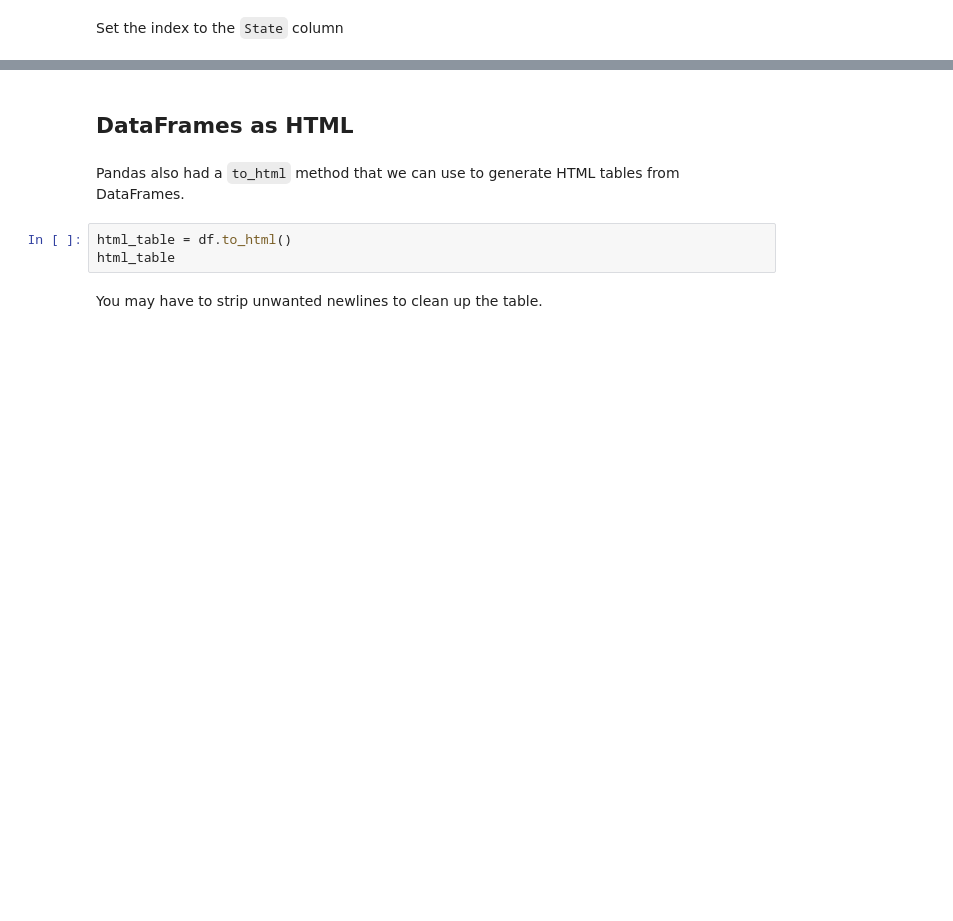
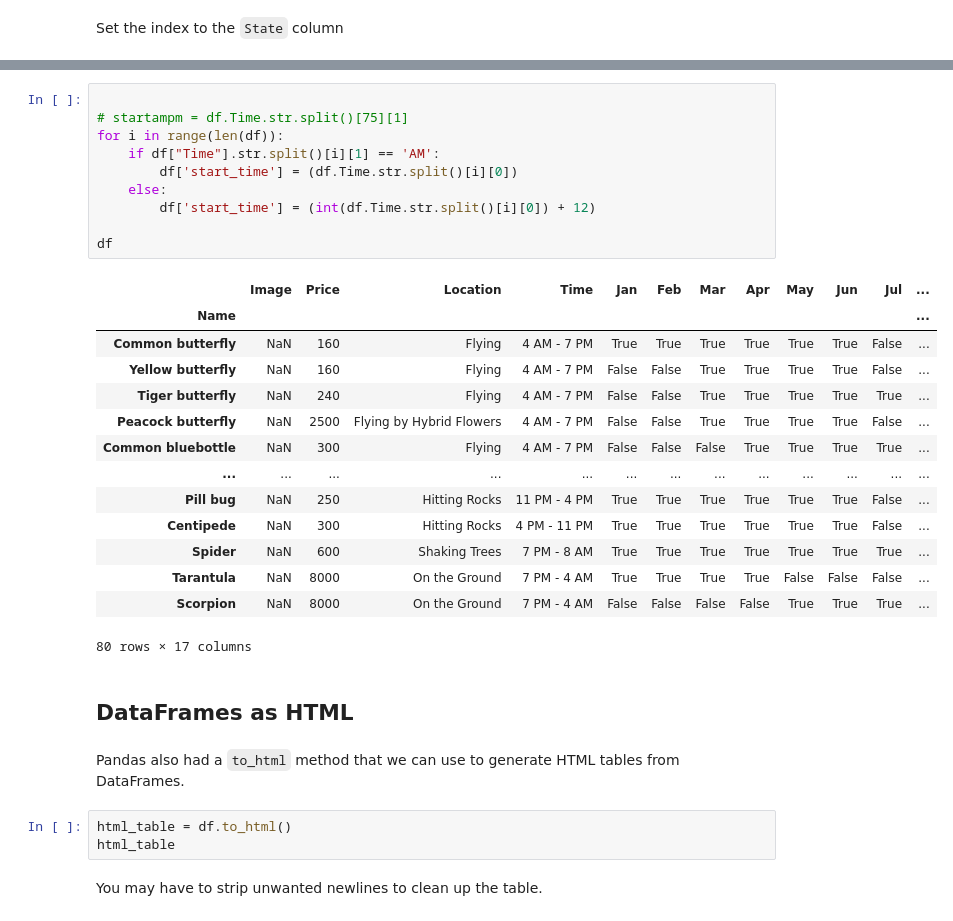
Before and after one commit to msadowski20/etl_project, a Jupyter notebook: bugs.ipynb, the cells around one changed output, grey strips where cells are left out. Cells and saved outputs as stored; diff of their text form; blank space fills up the shorter version.

```diff
--- a/bugs.ipynb
+++ b/bugs.ipynb
@@ -78,3 +137,28 @@ Name: Peacock butterfly, dtype: object
+# %%
+
+# startampm = df.Time.str.split()[75][1]
+for i in range(len(df)):
+    if df["Time"].str.split()[i][1] == 'AM':
+        df['start_time'] = (df.Time.str.split()[i][0])
+    else:
+        df['start_time'] = (int(df.Time.str.split()[i][0]) + 12)
+
+df
+# %% [output]
+|  | Image | Price | Location | Time | Jan | Feb | Mar | Apr | May | Jun | Jul | ... |
+| Name |  |  |  |  |  |  |  |  |  |  |  | ... |
+| Common butterfly | NaN | 160 | Flying | 4 AM - 7 PM | True | True | True | True | True | True | False | ... |
+| Yellow butterfly | NaN | 160 | Flying | 4 AM - 7 PM | False | False | True | True | True | True | False | ... |
+| Tiger butterfly | NaN | 240 | Flying | 4 AM - 7 PM | False | False | True | True | True | True | True | ... |
+| Peacock butterfly | NaN | 2500 | Flying by Hybrid Flowers | 4 AM - 7 PM | False | False | True | True | True | True | False | ... |
+| Common bluebottle | NaN | 300 | Flying | 4 AM - 7 PM | False | False | False | True | True | True | True | ... |
+| ... | ... | ... | ... | ... | ... | ... | ... | ... | ... | ... | ... | ... |
+| Pill bug | NaN | 250 | Hitting Rocks | 11 PM - 4 PM | True | True | True | True | True | True | False | ... |
+| Centipede | NaN | 300 | Hitting Rocks | 4 PM - 11 PM | True | True | True | True | True | True | False | ... |
+| Spider | NaN | 600 | Shaking Trees | 7 PM - 8 AM | True | True | True | True | True | True | True | ... |
+| Tarantula | NaN | 8000 | On the Ground | 7 PM - 4 AM | True | True | True | True | False | False | False | ... |
+| Scorpion | NaN | 8000 | On the Ground | 7 PM - 4 AM | False | False | False | False | True | True | True | ... |
+80 rows × 17 columns
 # %% [markdown]
 ## DataFrames as HTML
 # %% [markdown]
```
Also changed, not shown: parts of 9 cells of this notebook, 2 other files.
